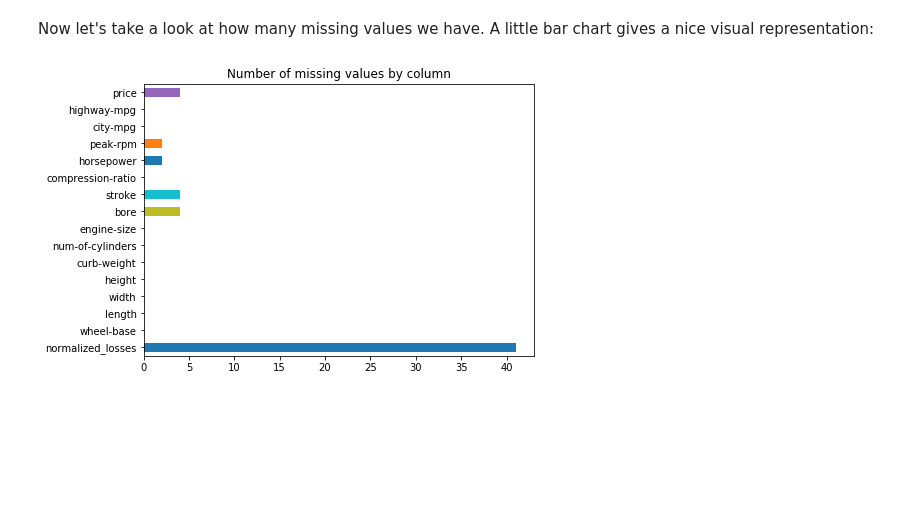
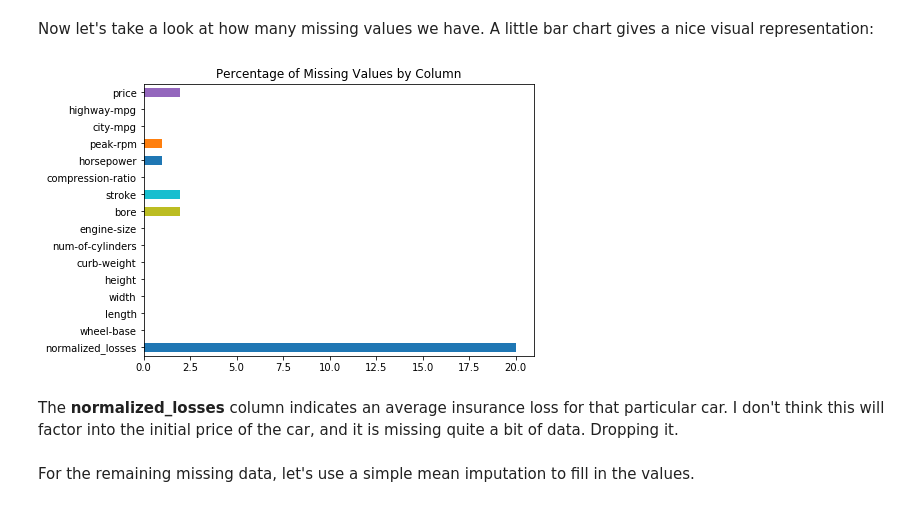
Before and after one commit to Adam-Klaum/car_prices, a Jupyter notebook: Basics.ipynb, the cells around one changed output. Cells and saved outputs as stored; diff of their text form; code cells hidden in the pictures; blank space fills up the shorter version.

```diff
--- a/Basics.ipynb
+++ b/Basics.ipynb
@@ -183,7 +187,9 @@ cars = cars.astype('float')
 # %% [markdown]
 Now let's take a look at how many missing values we have.  A little bar chart gives a nice visual representation:
 # %%
-cars.isnull().sum().plot(kind='barh', figsize=(7,5));
-plt.title('Number of missing values by column');
+cars.isnull().sum().apply(lambda x: x / cars.shape[0] * 100).plot(kind='barh', figsize=(7,5));
+plt.title('Percentage of Missing Values by Column');
 # %% [output]
-[figure, old version]
+[figure, new version]
+# %% [markdown]
+The **normalized_losses** column indicates an average insurance loss for that particular car.  I don't think this will factor into the initial price of the car, and it is missing quite a bit of data.  Dropping it.
@@ -189,0 +198,2 @@ plt.title('Number of missing values by column');
+# %% [markdown]
+For the remaining missing data, let's use a simple mean imputation to fill in the values.
```
Also changed, not shown: parts of 9 cells of this notebook, 1 other file.
